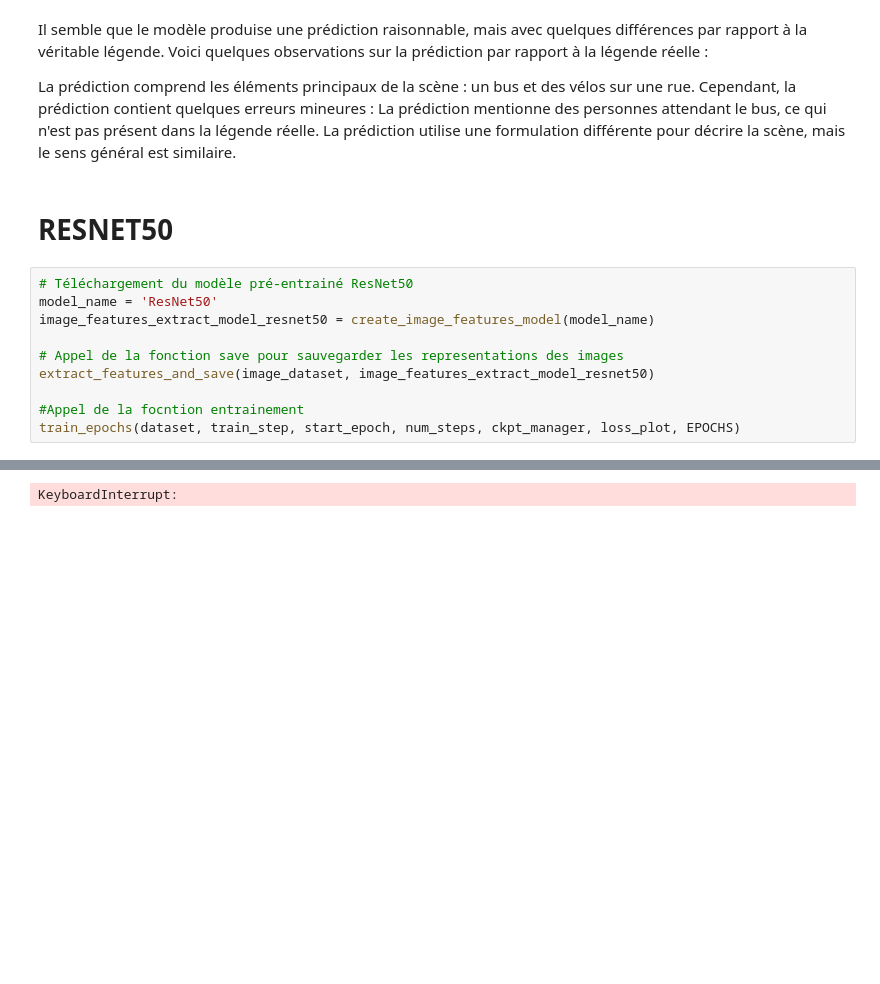
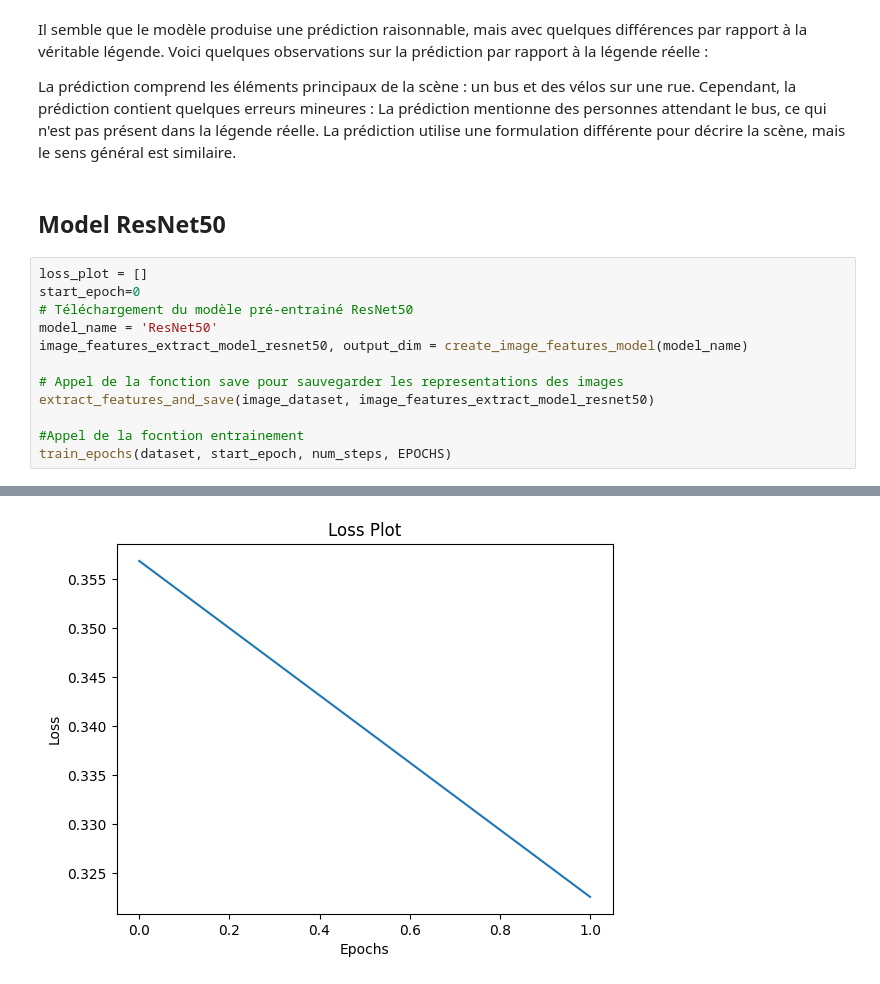
Before and after one commit to romaricDembele/projet_leyenda, a Jupyter notebook: livrable_3.ipynb, the cells around one changed output, grey strips where cells are left out. Saved outputs shown, nothing was run; the diff lists cells and outputs as text; blank space fills up the shorter version.

```diff
--- a/livrable_3.ipynb
+++ b/livrable_3.ipynb
@@ -715,16 +697,18 @@ La prédiction comprend les éléments principaux de la scène : un bus et des v
 Cependant, la prédiction contient quelques erreurs mineures :
 La prédiction mentionne des personnes attendant le bus, ce qui n'est pas présent dans la légende réelle.
 La prédiction utilise une formulation différente pour décrire la scène, mais le sens général est similaire.
-# %% [markdown]
-# RESNET50
+# %% [markdown]
+## Model ResNet50
 # %%
+loss_plot = []
+start_epoch=0
 # Téléchargement du modèle pré-entrainé ResNet50
 model_name = 'ResNet50'
-image_features_extract_model_resnet50 = create_image_features_model(model_name)
+image_features_extract_model_resnet50, output_dim = create_image_features_model(model_name)
 
 # Appel de la fonction save pour sauvegarder les representations des images
 extract_features_and_save(image_dataset, image_features_extract_model_resnet50)
 
 #Appel de la focntion entrainement
-train_epochs(dataset, train_step, start_epoch, num_steps, ckpt_manager, loss_plot, EPOCHS)
+train_epochs(dataset, start_epoch, num_steps, EPOCHS)
 # %% [output]
@@ -734 +724 @@ Epoch 1 Batch 0 Loss 1.3447
-KeyboardInterrupt:
+[figure, added]
```
Also changed, not shown: parts of 14 cells of this notebook.
